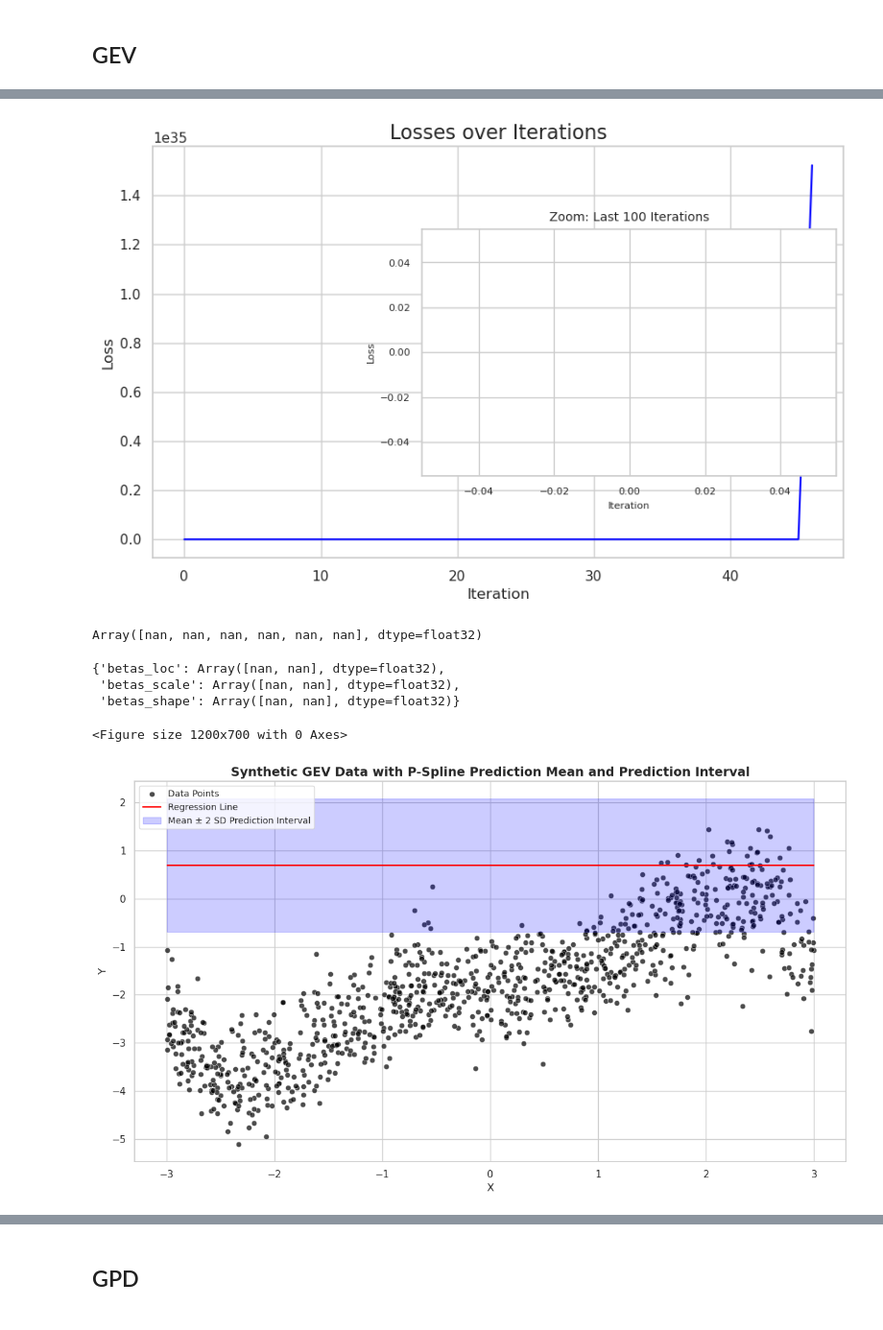
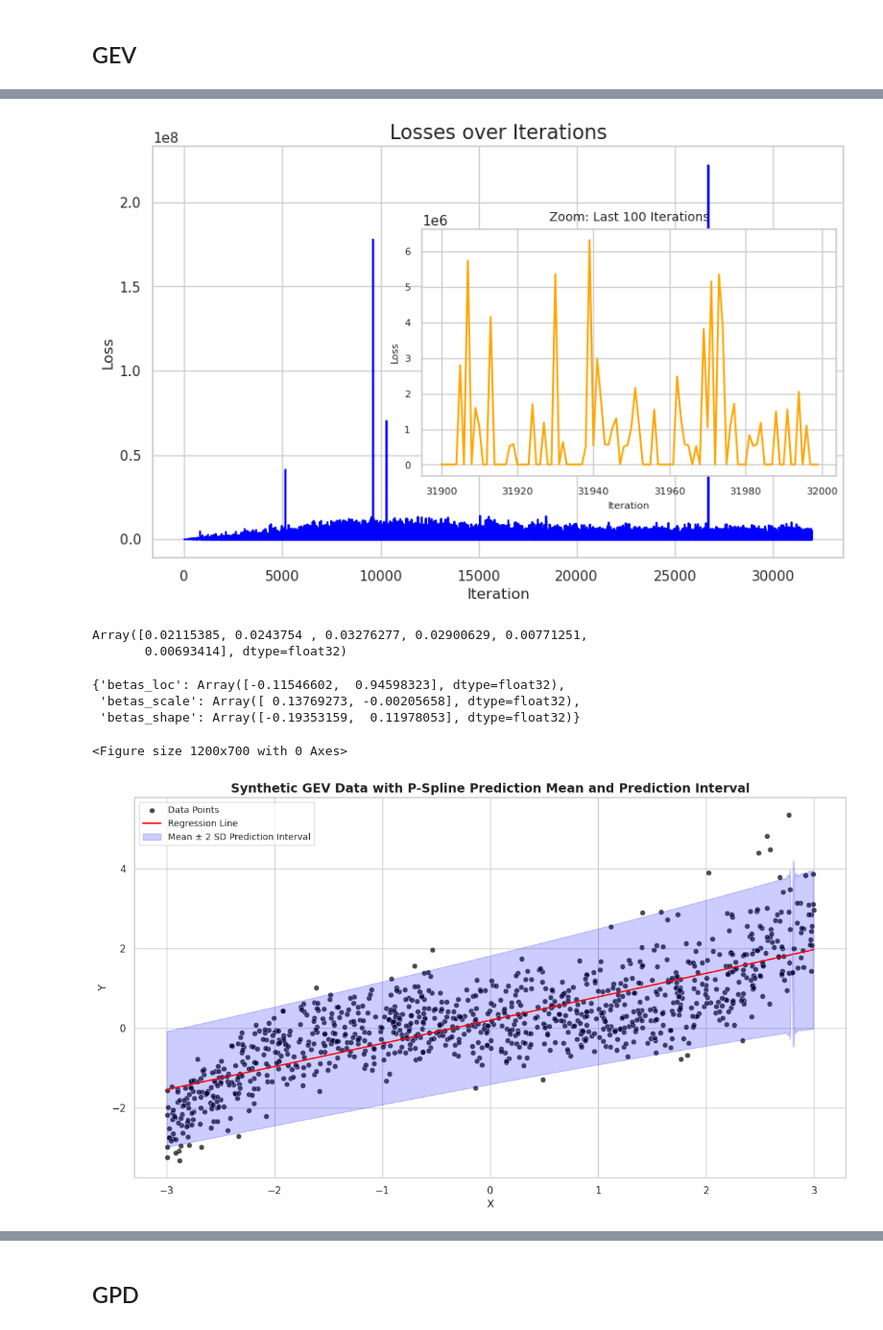
Before and after one commit to marweda/master-s-thesis, a Jupyter notebook: notebooks/vigamlss_demo.ipynb, the cells around one changed output, grey strips where cells are left out. Shown at 96% size. Cells and saved outputs as stored; diff of their text form; code cells hidden in the pictures.

```diff
--- a/notebooks/vigamlss_demo.ipynb
+++ b/notebooks/vigamlss_demo.ipynb
@@ -191,11 +191,7 @@ X_GEV = jax.random.uniform(key_x, shape=(n_samples,), minval=-3.0, maxval=3.0)
 # ------------------------------------------------
 
 def loc_fn(x):
-    """
-    Location can be any real number.
-    For example: loc(x) = 0.2 * x^2 * sin(x) - 2
-    """
-    return 0.5 * x**2 * jnp.sin(x) - 2
+    return 0.1 * x**3
 
 def scale_fn(x):
     """
@@ -213,7 +209,8 @@ def shape_fn(x):
     For example, shape(x) = 0.3 * tanh(0.5*x).
     This yields shape in (-0.3, 0.3).
     """
-    return -0.2 * jnp.tanh(0.5 * x) - 0.25
+
+    return 0.1 * jnp.tanh(x) - 0.2
 
 # Vectorize param values for each sample
 loc_vals   = loc_fn(X_GEV)
@@ -316,9 +313,9 @@ XDesignGEV = DataPreperator(
 )()
 ncols = XDesignGEV.matrix.shape[1]
 
-betas_loc_GEV = Normal("betas_loc", jnp.array([0.0,0.0]), jnp.array([1.0,1.0])*100, ncols)
-betas_scale_GEV = Normal("betas_scale", jnp.array([0.0,0.0]), jnp.array([1.0,1.0])*100, ncols)
-betas_shape_GEV = Normal("betas_shape", jnp.array([0.0,0.0]), jnp.array([1.0,1.0])*100, ncols)
+betas_loc_GEV = Normal("betas_loc", jnp.zeros(ncols), jnp.ones(ncols)*100, ncols)
+betas_scale_GEV = Normal("betas_scale", jnp.zeros(ncols), jnp.ones(ncols)*100, ncols)
+betas_shape_GEV = Normal("betas_shape", jnp.zeros(ncols), jnp.ones(ncols)*100, ncols)
 y_GEV = CustomGEV(
     "y",
     XDesignGEV @ betas_loc_GEV,
@@ -331,7 +328,7 @@ results_GEV = y_GEV.model.run_svi_optimization(
     vi_dist=FullCovarianceNormal,
     vi_sample_size=64,
     epochs=1000,
-    mb_size=16,
+    mb_size=32,
     lr=0.0001,
     max_norm=5.0,
     clip_min_max_enabled=True,
@@ -366,20 +363,21 @@ ax_inset.tick_params(axis="both", which="major", labelsize=8)
 #plt.tight_layout()
 plt.show()
 # %% [output]
-[figure, old version]
+[figure, new version]
 # %%
 chol_lower_tril = results_GEV["scale_vi_matrix"]
 covariance_matrix_jnp = jnp.dot(chol_lower_tril, chol_lower_tril.T)
 diagonal = jnp.diag(covariance_matrix_jnp)
 diagonal
 # %% [output]
-Array([nan, nan, nan, nan, nan, nan], dtype=float32)
+Array([0.02115385, 0.0243754 , 0.03276277, 0.02900629, 0.00771251,
+       0.00693414], dtype=float32)
 # %%
 results_GEV["transformed_loc_vi_parameters"]
 # %% [output]
-{'betas_loc': Array([nan, nan], dtype=float32),
- 'betas_scale': Array([nan, nan], dtype=float32),
- 'betas_shape': Array([nan, nan], dtype=float32)}
+{'betas_loc': Array([-0.11546602,  0.94598323], dtype=float32),
+ 'betas_scale': Array([ 0.13769273, -0.00205658], dtype=float32),
+ 'betas_shape': Array([-0.19353159,  0.11978053], dtype=float32)}
 # %%
 # Response is GPD GAMLSS Distributed Case
 betas_loc = results_GEV["transformed_loc_vi_parameters"]["betas_loc"]
@@ -401,13 +399,9 @@ linear_predictor_scale = TransformationFunctions.softplus(
 )
 linear_predictor_shape = X_line_design.matrix @ betas_shape
 
-GEV_mean = linear_predictor_loc + (
-    linear_predictor_scale / (1 - linear_predictor_shape)
-)
-GEV_variance = linear_predictor_scale**2 / (
-    (1 - linear_predictor_shape) ** 2 * (1 - 2 * linear_predictor_shape)
-)
-GEV_sd = jnp.sqrt(GEV_variance)
+GEV = tfd.GeneralizedExtremeValue(linear_predictor_loc, linear_predictor_scale, linear_predictor_shape)
+GEV_mean = GEV.mean()
+GEV_sd = GEV.stddev()
 
 sns.set_style("whitegrid")
 sns.set_palette("deep")
@@ -426,31 +420,31 @@ sns.lineplot(
 
 # Calculate the standard deviation
 Y_lower = GEV_mean - 2 * GEV_sd
 Y_upper = GEV_mean + 2 * GEV_sd
 
 # Add the two standard deviation interval
 ax.fill_between(
     X_line,
     Y_lower,
     Y_upper,
     color="blue",
     alpha=0.2,
     label="Mean ± 2 SD Prediction Interval",
 )
 
 ax.legend(fontsize=10, loc="upper left")
 
 ax.set_xlabel("X", fontsize=12)
 ax.set_ylabel("Y", fontsize=12)
 ax.set_title(
     "Synthetic GEV Data with P-Spline Prediction Mean and Prediction Interval",
     fontsize=14,
     fontweight="bold",
 )
 
 plt.tight_layout()
 
 plt.show()
 # %% [output]
 <Figure size 1200x700 with 0 Axes>
-[figure, old version]
+[figure, new version]
```
Also changed, not shown: parts of 20 cells of this notebook.
